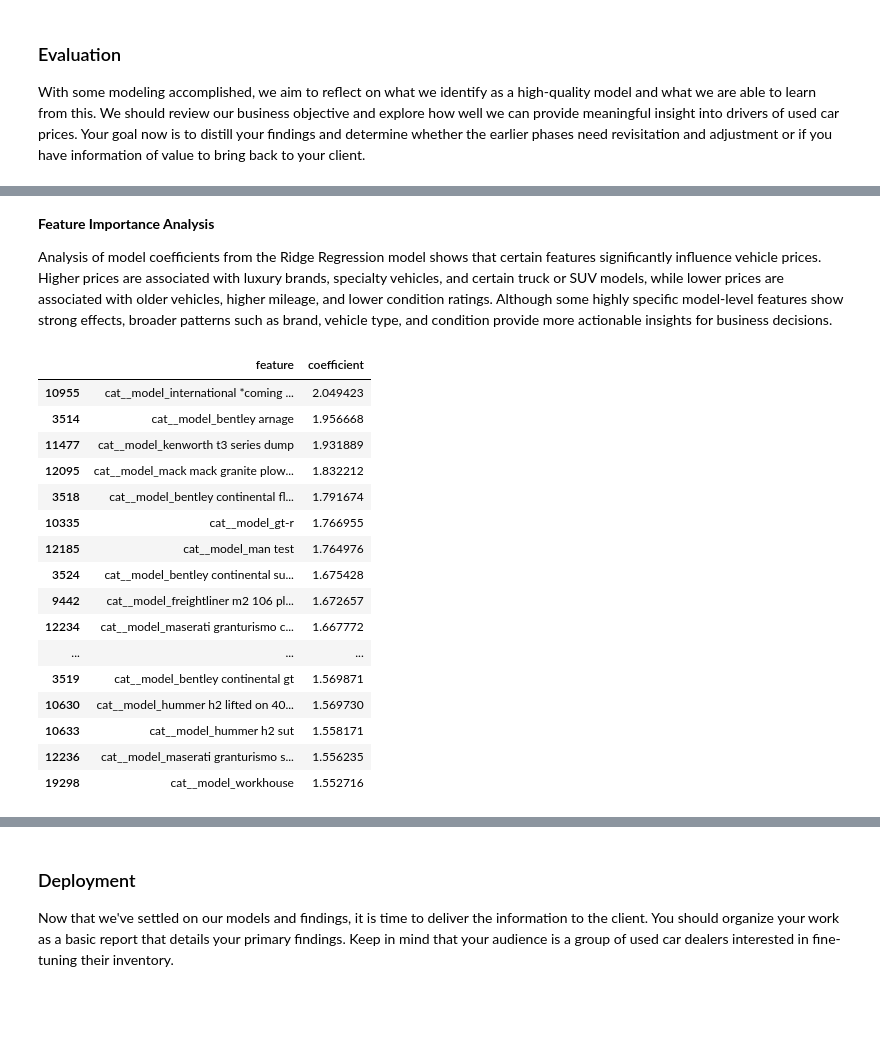
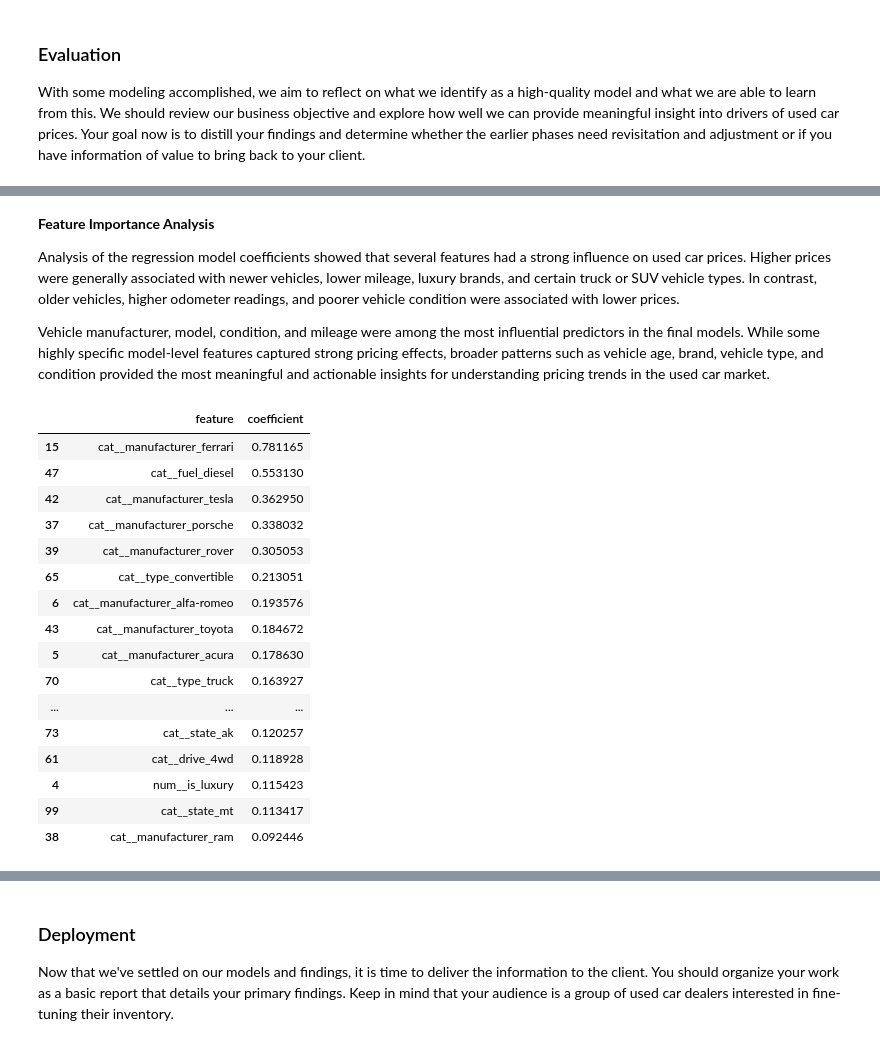
Before and after one commit to colleenyap/UCB-Project2, a Jupyter notebook: ColleenYap_Project2_WhatDrivesThePriceOfACar.ipynb, the cells around one changed output, grey strips where cells are left out. Cells and saved outputs as stored; diff of their text form; code cells hidden in the pictures; blank space fills up the shorter version.

```diff
--- a/ColleenYap_Project2_WhatDrivesThePriceOfACar.ipynb
+++ b/ColleenYap_Project2_WhatDrivesThePriceOfACar.ipynb
@@ -524,0 +663,10 @@ df = df[
+# %%
+# Step 4 Group rare/noisy models to 'other'
+
+model_counts = df['model'].value_counts()
+
+common_models = model_counts[model_counts >= 10].index
+
+df['model'] = df['model'].apply(
+    lambda x: x if x in common_models else 'other'
+)
@@ -617,5 +818,7 @@ if 'type' in df.columns:
 # %%
 # convert condition to numeric
+
+df['condition'] = df['condition'].fillna('unknown')
 
 condition_map = {
     'salvage': 0,
@@ -806,7 +1058,28 @@ Approximate multiplicative error factor: 2.533876790154596
 # %%
-# Ridge Regression (with tuning)
+# Regular Ridge
+
+# Regular numeric pipeline: no polynomial features
+regular_numeric_transformer = Pipeline(steps=[
+    ('imputer', SimpleImputer(strategy='median')),
+    ('scaler', StandardScaler())
+])
+
+# Regular categorical pipeline
+regular_categorical_transformer = Pipeline(steps=[
+    ('imputer', SimpleImputer(strategy='constant', fill_value='unknown')),
+    ('onehot', OneHotEncoder(handle_unknown='ignore'))
+])
+
+# Regular preprocessor
+regular_preprocessor = ColumnTransformer(
+    transformers=[
+        ('num', regular_numeric_transformer, numeric_features),
+        ('cat', regular_categorical_transformer, categorical_features)
+    ]
+)
+
 ridge_model = Pipeline(steps=[
-    ('preprocessor', preprocessor),
+    ('preprocessor', regular_preprocessor),
     ('model', Ridge())
 ])
 
@@ -823,6 +1096,6 @@ ridge_grid = GridSearchCV(
 
 ridge_grid.fit(X_train, y_train)
 
-print("Ridge alpha:", ridge_grid.best_params_)
-print("Ridge RMSE:", -ridge_grid.best_score_)
+print("Regular Ridge alpha:", ridge_grid.best_params_)
+print("Regular Ridge RMSE:", -ridge_grid.best_score_)
 # %% [output]
@@ -904,37 +1307,37 @@ With some modeling accomplished, we aim to reflect on what we identify as a high
 # %% [markdown]
 **Feature Importance Analysis**
 
-Analysis of model coefficients from the Ridge Regression model shows that certain features significantly influence vehicle prices. Higher prices are associated with luxury brands, specialty vehicles, and certain truck or SUV models, while lower prices are associated with older vehicles, higher mileage, and lower condition ratings. Although some highly specific model-level features show strong effects, broader patterns such as brand, vehicle type, and condition provide more actionable insights for business decisions.
+Analysis of the regression model coefficients showed that several features had a strong influence on used car prices. Higher prices were generally associated with newer vehicles, lower mileage, luxury brands, and certain truck or SUV vehicle types. In contrast, older vehicles, higher odometer readings, and poorer vehicle condition were associated with lower prices.
+
+Vehicle manufacturer, model, condition, and mileage were among the most influential predictors in the final models. While some highly specific model-level features captured strong pricing effects, broader patterns such as vehicle age, brand, vehicle type, and condition provided the most meaningful and actionable insights for understanding pricing trends in the used car market.
 # %%
-# Which features increase, decrease price??
-
 best_model = ridge_grid.best_estimator_
-feature_names = preprocessor.get_feature_names_out()
+feature_names = best_model.named_steps['preprocessor'].get_feature_names_out()
 coefficients = best_model.named_steps['model'].coef_
 
 import pandas as pd
 
 coef_df = pd.DataFrame({
     'feature': feature_names,
     'coefficient': coefficients
 })
 
 coef_df.sort_values(by='coefficient', ascending=False).head(20)
 # %% [output]
 |  | feature | coefficient |
-| 10955 | cat__model_international *coming ... | 2.049423 |
-| 3514 | cat__model_bentley arnage | 1.956668 |
-| 11477 | cat__model_kenworth t3 series dump | 1.931889 |
-| 12095 | cat__model_mack mack granite plow... | 1.832212 |
-| 3518 | cat__model_bentley continental fl... | 1.791674 |
-| 10335 | cat__model_gt-r | 1.766955 |
-| 12185 | cat__model_man test | 1.764976 |
-| 3524 | cat__model_bentley continental su... | 1.675428 |
-| 9442 | cat__model_freightliner m2 106 pl... | 1.672657 |
-| 12234 | cat__model_maserati granturismo c... | 1.667772 |
+| 15 | cat__manufacturer_ferrari | 0.781165 |
+| 47 | cat__fuel_diesel | 0.553130 |
+| 42 | cat__manufacturer_tesla | 0.362950 |
+| 37 | cat__manufacturer_porsche | 0.338032 |
+| 39 | cat__manufacturer_rover | 0.305053 |
+| 65 | cat__type_convertible | 0.213051 |
+| 6 | cat__manufacturer_alfa-romeo | 0.193576 |
+| 43 | cat__manufacturer_toyota | 0.184672 |
+| 5 | cat__manufacturer_acura | 0.178630 |
+| 70 | cat__type_truck | 0.163927 |
 | ... | ... | ... |
-| 3519 | cat__model_bentley continental gt | 1.569871 |
-| 10630 | cat__model_hummer h2 lifted on 40... | 1.569730 |
-| 10633 | cat__model_hummer h2 sut | 1.558171 |
-| 12236 | cat__model_maserati granturismo s... | 1.556235 |
-| 19298 | cat__model_workhouse | 1.552716 |
+| 73 | cat__state_ak | 0.120257 |
+| 61 | cat__drive_4wd | 0.118928 |
+| 4 | num__is_luxury | 0.115423 |
+| 99 | cat__state_mt | 0.113417 |
+| 38 | cat__manufacturer_ram | 0.092446 |
```
Also changed, not shown: parts of 64 cells of this notebook.
